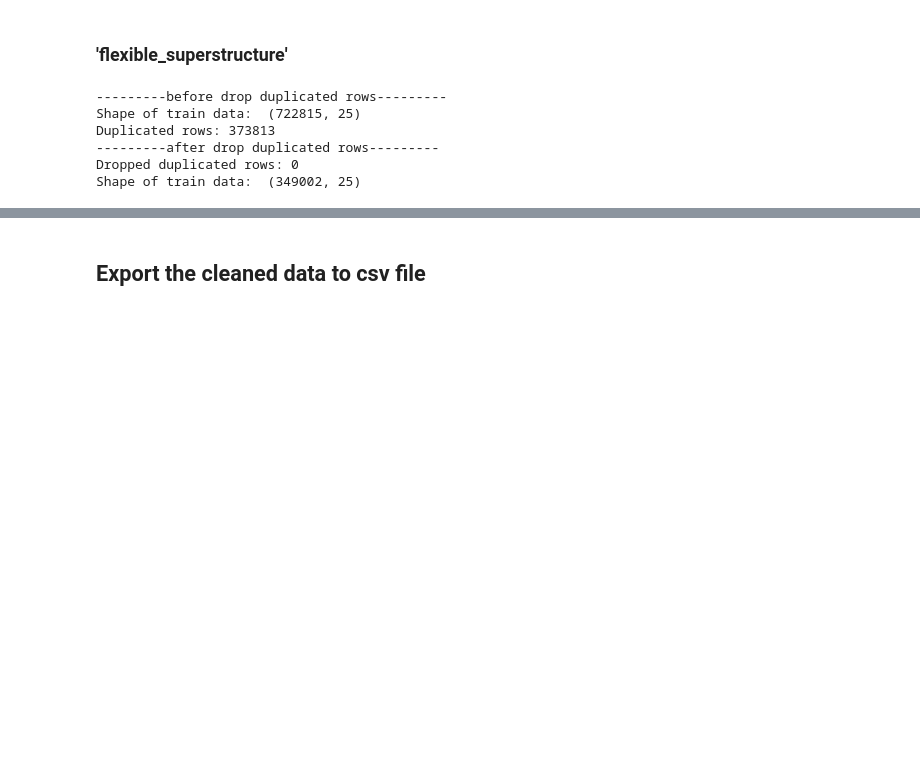
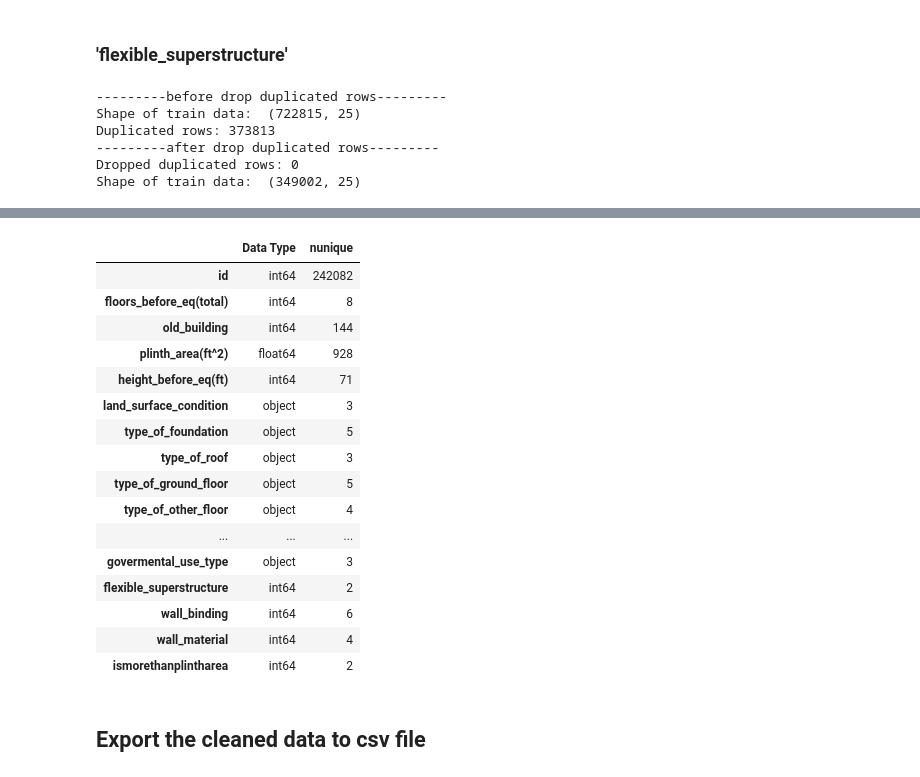
Before and after one commit to elskow/Data-Elims, a Jupyter notebook: 1-Preprocessing/preprocessing.ipynb, the cells around one changed output, grey strips where cells are left out. Cells and saved outputs as stored; diff of their text form; code cells hidden in the pictures; blank space fills up the shorter version.

```diff
--- a/1-Preprocessing/preprocessing.ipynb
+++ b/1-Preprocessing/preprocessing.ipynb
@@ -390,6 +360,7 @@ def handle_no_family_residing(no_family):
         return float(no_family)
 
 train_data['no_family_residing'] = train_data['no_family_residing'].apply(handle_no_family_residing)
+test_data['no_family_residing'] = test_data['no_family_residing'].apply(handle_no_family_residing)
 # %% [markdown]
 ### 'public_place_type'
 # %%
@@ -408,6 +379,7 @@ def handle_public_place_type(public_place):
         return public_place
 
 train_data['public_place_type'] = train_data['public_place_type'].apply(handle_public_place_type)
+test_data['public_place_type'] = test_data['public_place_type'].apply(handle_public_place_type)
 # %% [markdown]
 ### 'position'
 # %%
@@ -424,6 +396,7 @@ def handle_position(position):
         return position
 
 train_data['position'] = train_data['position'].apply(handle_position)
+test_data['position'] = test_data['position'].apply(handle_position)
 # %% [markdown]
 ### 'flexible_superstructure'
 # %%
@@ -476,3 +477,25 @@ ismorethanplintharea [0 1]
+# %%
+df = pd.DataFrame(test_data.dtypes, columns=['Data Type'])
+df['nunique'] = test_data.nunique()
+df
+# %% [output]
+|  | Data Type | nunique |
+| id | int64 | 242082 |
+| floors_before_eq(total) | int64 | 8 |
+| old_building | int64 | 144 |
+| plinth_area(ft^2) | float64 | 928 |
+| height_before_eq(ft) | int64 | 71 |
+| land_surface_condition | object | 3 |
+| type_of_foundation | object | 5 |
+| type_of_roof | object | 3 |
+| type_of_ground_floor | object | 5 |
+| type_of_other_floor | object | 4 |
+| ... | ... | ... |
+| govermental_use_type | object | 3 |
+| flexible_superstructure | int64 | 2 |
+| wall_binding | int64 | 6 |
+| wall_material | int64 | 4 |
+| ismorethanplintharea | int64 | 2 |
 # %% [markdown]
 ## Export the cleaned data to csv file
 # %%
```
Also changed, not shown: parts of 22 cells of this notebook, 3 other files.
